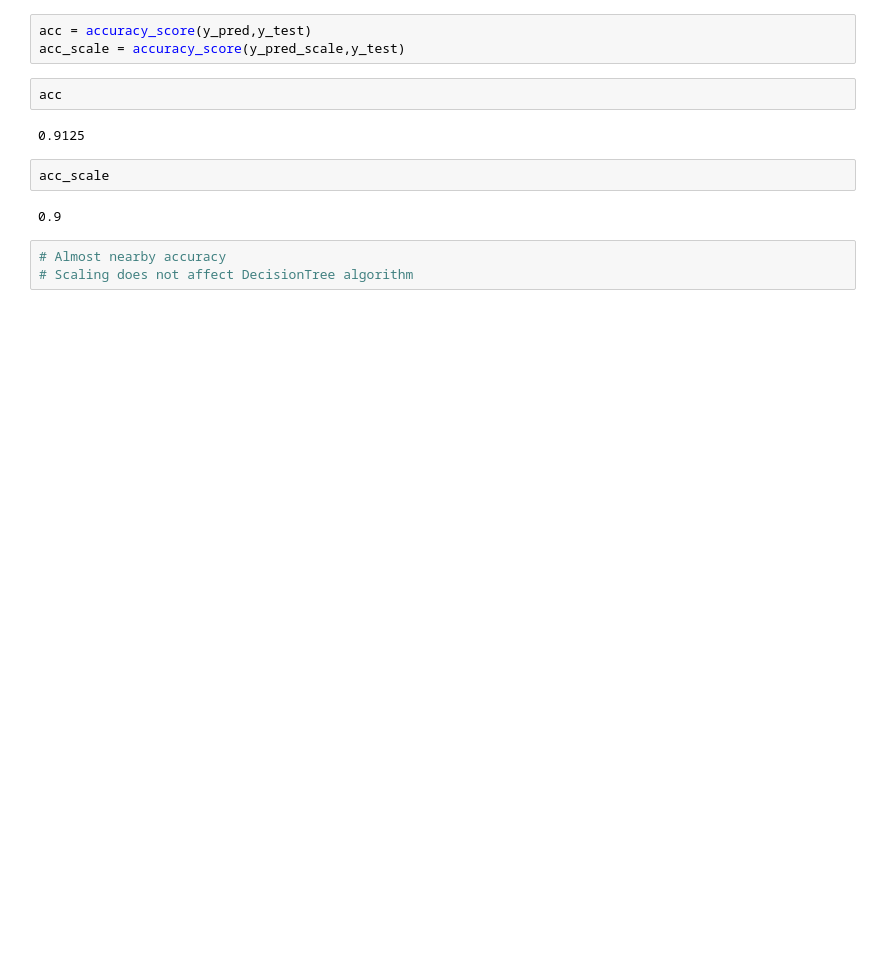
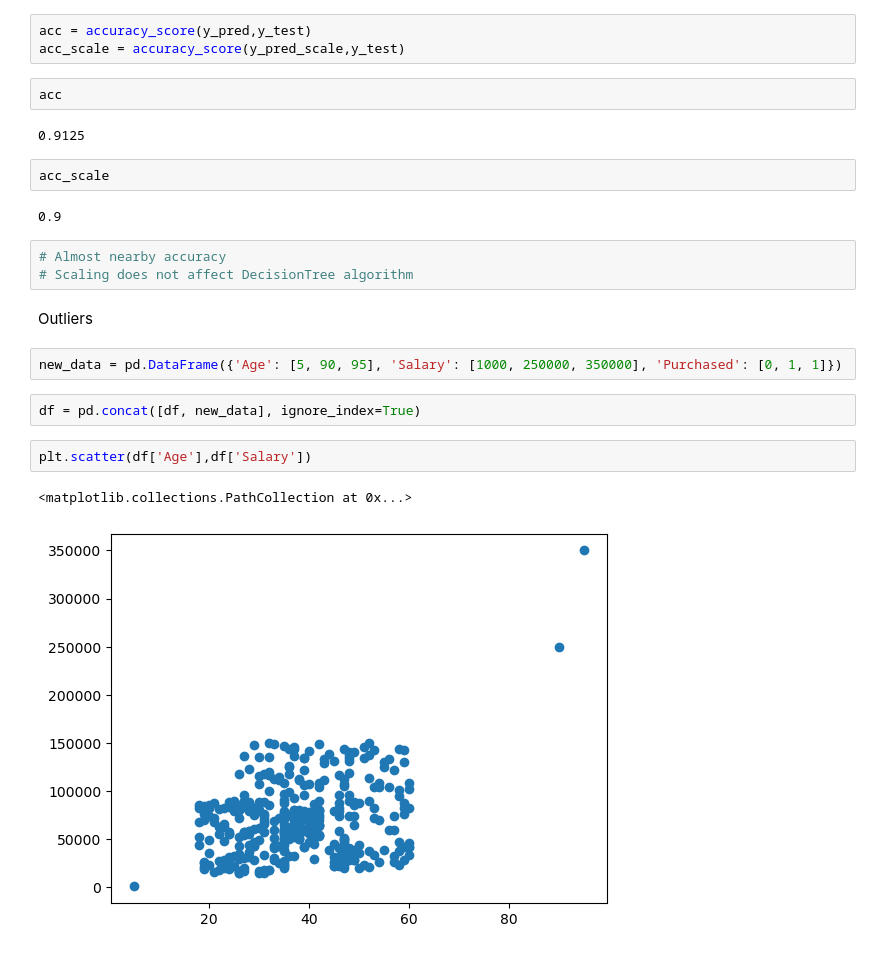
Before and after one commit to Khushi130404/Standardize_Purchase, a Jupyter notebook: purchase_predict.ipynb, the cells around one changed output. Drawn from its saved outputs; the diff is of its cells as text; blank space fills up the shorter version.

Commit message:
Plot Outliers

```diff
--- a/purchase_predict.ipynb
+++ b/purchase_predict.ipynb
@@ -236,3 +236,14 @@ acc_scale
 # %%
 # Almost nearby accuracy
 # Scaling does not affect DecisionTree algorithm
+# %% [markdown]
+Outliers
+# %%
+new_data = pd.DataFrame({'Age': [5, 90, 95], 'Salary': [1000, 250000, 350000], 'Purchased': [0, 1, 1]})
+# %%
+df = pd.concat([df, new_data], ignore_index=True)
+# %%
+plt.scatter(df['Age'],df['Salary'])
+# %% [output]
+<matplotlib.collections.PathCollection at 0x...>
+[figure, added]
```
Also changed, not shown: parts of 6 cells of this notebook.
